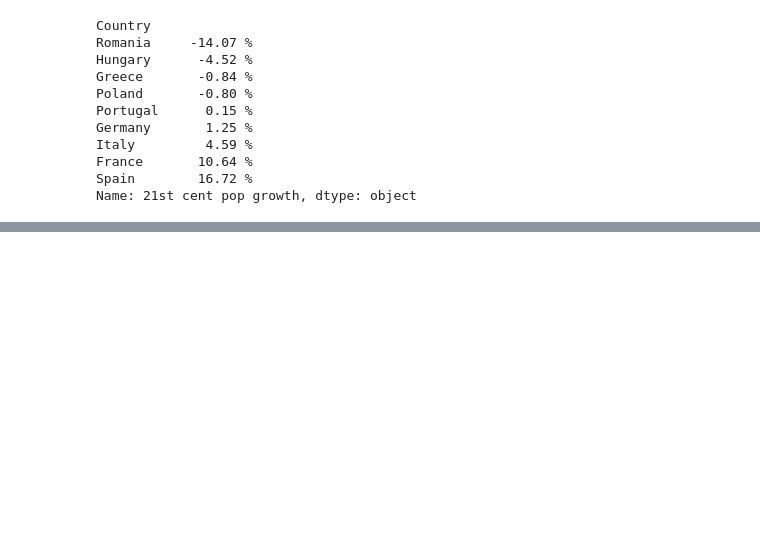
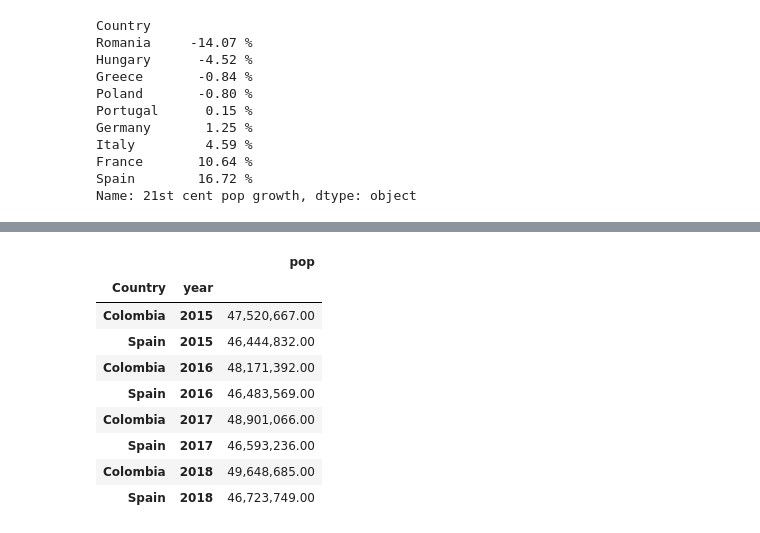
Before and after one commit to chusk2/platzi-pandas, a Jupyter notebook: world_population.ipynb, the cells around one changed output, grey strips where cells are left out. Drawn from its saved outputs; the diff is of its cells as text; code cells hidden in the pictures; blank space fills up the shorter version.

Commit message:
set_index using platzi population file

```diff
--- a/world_population.ipynb
+++ b/world_population.ipynb
@@ -156,0 +159,2 @@ Name: 21st cent pop growth, dtype: object
+# %%
+df = pd.read_csv('poblacion_platzi.csv')
@@ -156,0 +170,18 @@ Name: 21st cent pop growth, dtype: object
+# %%
+pd.options.display.float_format = '{:,.2f}'.format
+# %%
+mask = df['Country'].isin(['Spain', 'Colombia'])
+df1 = df[mask]
+# %%
+df1.set_index(['Country','year'])
+# %% [output]
+|  |  | pop |
+| Country | year |  |
+| Colombia | 2015 | 47,520,667.00 |
+| Spain | 2015 | 46,444,832.00 |
+| Colombia | 2016 | 48,171,392.00 |
+| Spain | 2016 | 46,483,569.00 |
+| Colombia | 2017 | 48,901,066.00 |
+| Spain | 2017 | 46,593,236.00 |
+| Colombia | 2018 | 49,648,685.00 |
+| Spain | 2018 | 46,723,749.00 |
```
Also changed, not shown: parts of 3 cells of this notebook, 1 other file.
